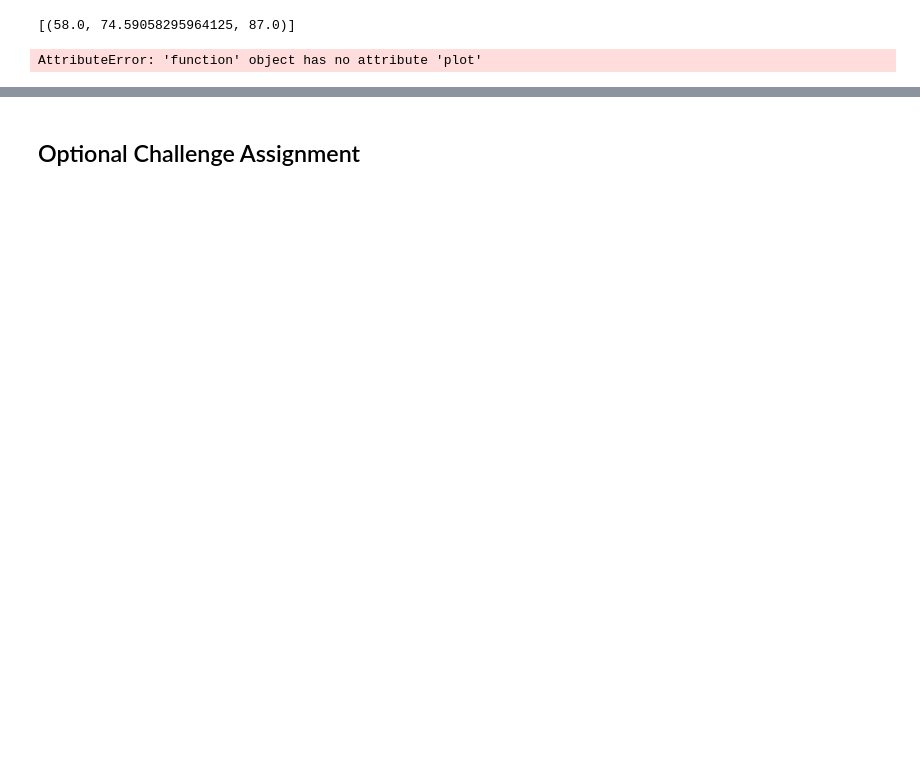
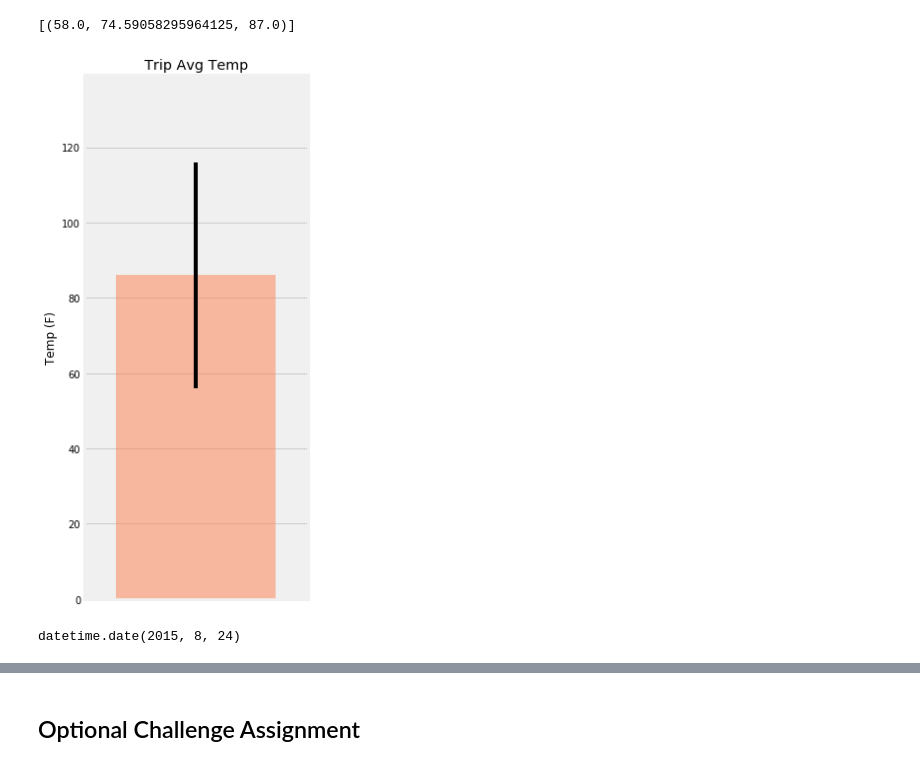
Before and after one commit to petarob/Homework_10_sqlalchemy, a Jupyter notebook: Peta.ipynb, the cells around one changed output, grey strips where cells are left out. Saved outputs shown, nothing was run; the diff lists cells and outputs as text; code cells hidden in the pictures; blank space fills up the shorter version.

```diff
--- a/Peta.ipynb
+++ b/Peta.ipynb
@@ -385,13 +393,32 @@ print(calc_temps_2('2016-08-23', '2017-08-23'))
 # %%
 # Plot the results from your previous query as a bar chart.
 # Use "Trip Avg Temp" as your Title
 # Use the average temperature for the y value
 # Use the peak-to-peak (tmax-tmin) value as the y error bar (yerr)
 
-calc_temps_2.plot.bar(title="Trip Average Temperatures")
-plt.show()
+fig, ax = plt.subplots(figsize=plt.figaspect(2.))
+
+prev_year_start = dt.date(2016, 8, 23) - dt.timedelta(days=365)
+prev_year_end = dt.date(2017, 8, 23) - dt.timedelta(days=365)
+
+TMIN, TAVG, TMAX = calc_temps_2(prev_year_start, prev_year_end)[0]
+yerr = TMAX-TMIN
+
+xpos = 1
+bar = ax.bar(xpos, TMAX, yerr=yerr, alpha=0.5, color='coral', align="center")
+ax.set(xticks=range(xpos), xticklabels="a", title="Trip Avg Temp", ylabel="Temp (F)")
+ax.margins(.2, .2)
+fig.tight_layout()
+fig.show()
 # %% [output]
-AttributeError: 'function' object has no attribute 'plot'
+[figure, added]
+# %%
+# Variable for previous 24 months
+
+last_24mth =  dt.date(2016, 8, 23) - dt.timedelta(days = 365)
+last_24mth
+# %% [output]
+datetime.date(2015, 8, 24)
 # %%
 # Calculate the total amount of rainfall per weather station for your trip dates using the previous year's matching dates.
 # Sort this in descending order by precipitation amount and list the station, name, latitude, longitude, and elevation
```
Also changed, not shown: parts of 12 cells of this notebook.
